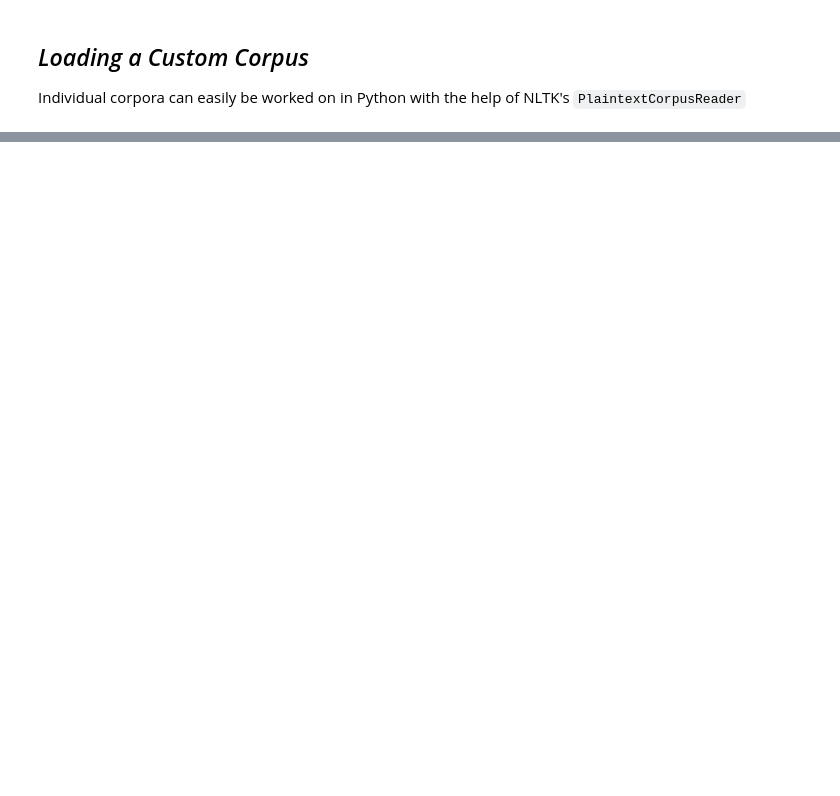
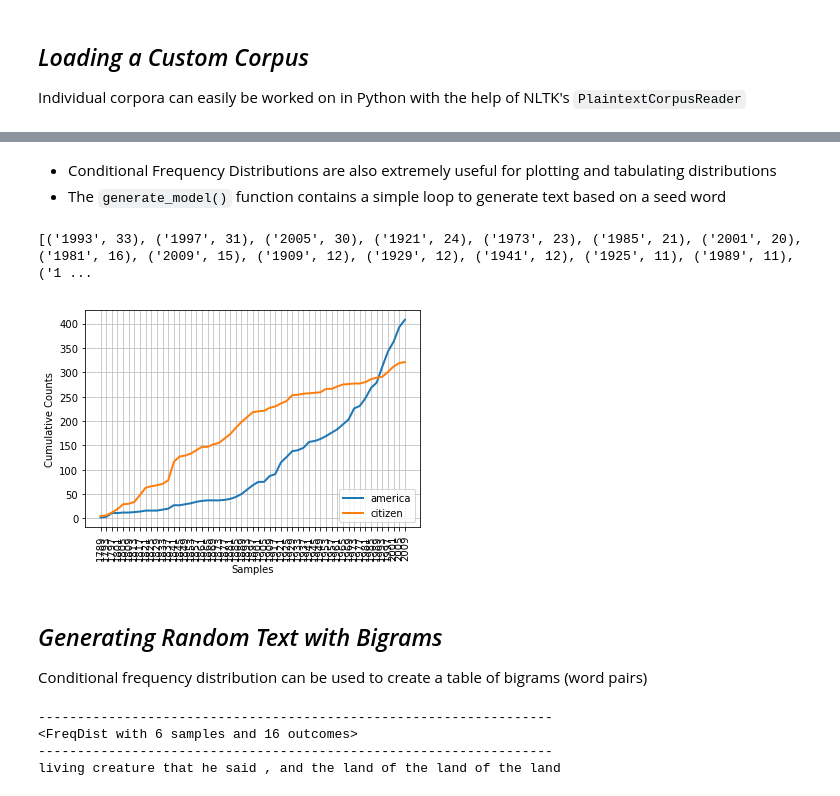
Before and after one commit to WhitneyOnTheWeb/Python_Playground, a Jupyter notebook: NLTKforPython_Ch2.ipynb, the cells around one changed output, grey strips where cells are left out. Cells and saved outputs as stored; diff of their text form; code cells hidden in the pictures; blank space fills up the shorter version.

````diff
--- a/NLTKforPython_Ch2.ipynb
+++ b/NLTKforPython_Ch2.ipynb
@@ -377,0 +392,41 @@ print([w for w in sorted(list(set(wordlists.words('Pokemon.csv')))[:100]) if w.i
+# %% [markdown]
+* Conditional Frequency Distributions are also extremely useful for plotting and tabulating distributions
+* The ```generate_model()``` function contains a simple loop to generate text based on a seed word
+# %%
+cfdInaugural = nltk.ConditionalFreqDist(
+                   (target, fileid[:4])
+                   for fileid in inaugural.fileids()
+                   for w in inaugural.words(fileid)
+                   for target in ['america', 'citizen']
+               if w.lower().startswith(target))
+print(cfdInaugural['america'].most_common()) #Shows frequency of the word 'america' in each inaugural address
+cfdInaugural.plot(cumulative=True)
+# %% [output]
+[('1993', 33), ('1997', 31), ('2005', 30), ('1921', 24), ('1973', 23), ('1985', 21), ('2001', 20), ('1981', 16), ('2009', 15), ('1909', 12), ('1929', 12), ('1941', 12), ('1925', 11), ('1989', 11), ('1 ...
+[figure, added]
+# %% [markdown]
+## _Generating Random Text with Bigrams_
+
+Conditional frequency distribution can be used to create a table of bigrams (word pairs)
+# %%
+def generate_model(cfdist, word, num=15):
+    for i in range(num):
+        print(word, end=' ')
+        word = cfdist[word].max()
+(line)
+sent = ['In', 'the', 'beginning', 'God', 'created'
+      , 'the', 'heaven', 'and', 'the', 'earth', '.']
+list(nltk.bigrams(sent))
+line()
+text = nltk.corpus.genesis.words('english-kjv.txt')
+bigrams = nltk.bigrams(text)
+cfd = nltk.ConditionalFreqDist(bigrams)
+
+print(cfd['living'])
+line()
+generate_model(cfd, 'living')
+# %% [output]
+------------------------------------------------------------------
+<FreqDist with 6 samples and 16 outcomes>
+------------------------------------------------------------------
+living creature that he said , and the land of the land of the land
````
Also changed, not shown: parts of 39 cells of this notebook.
